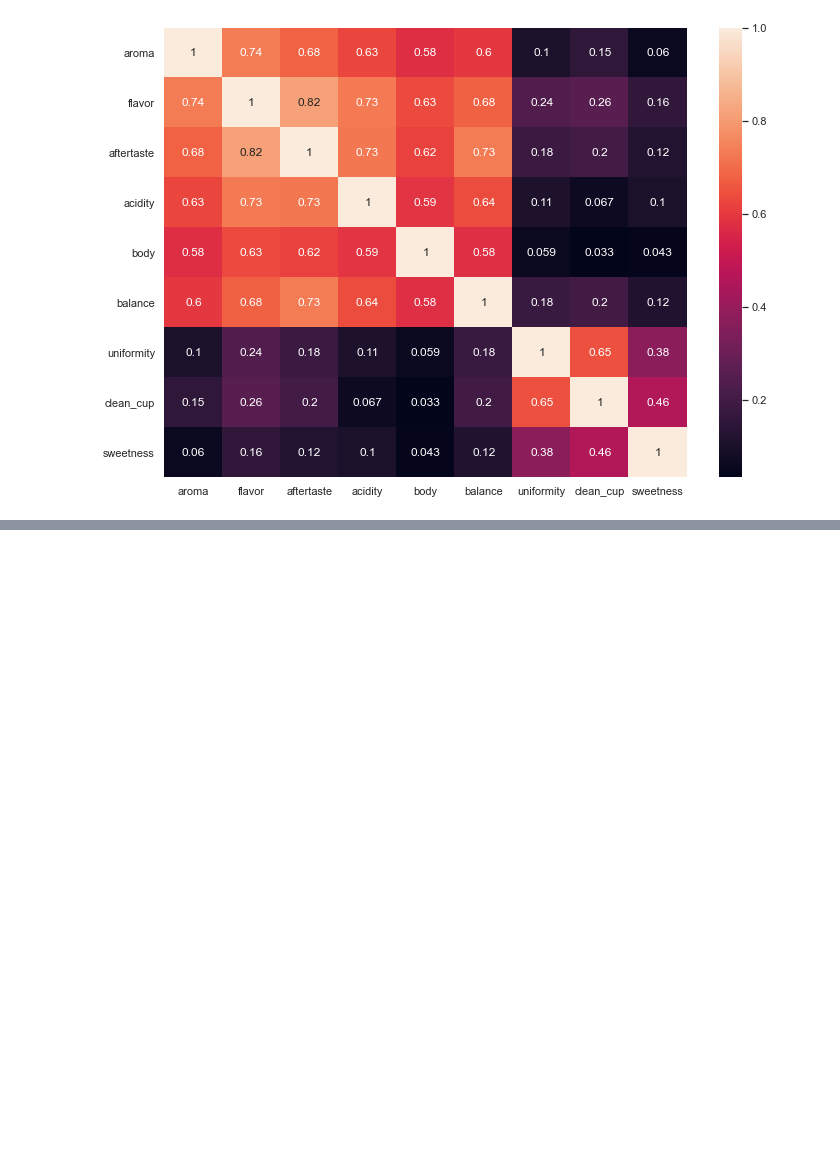
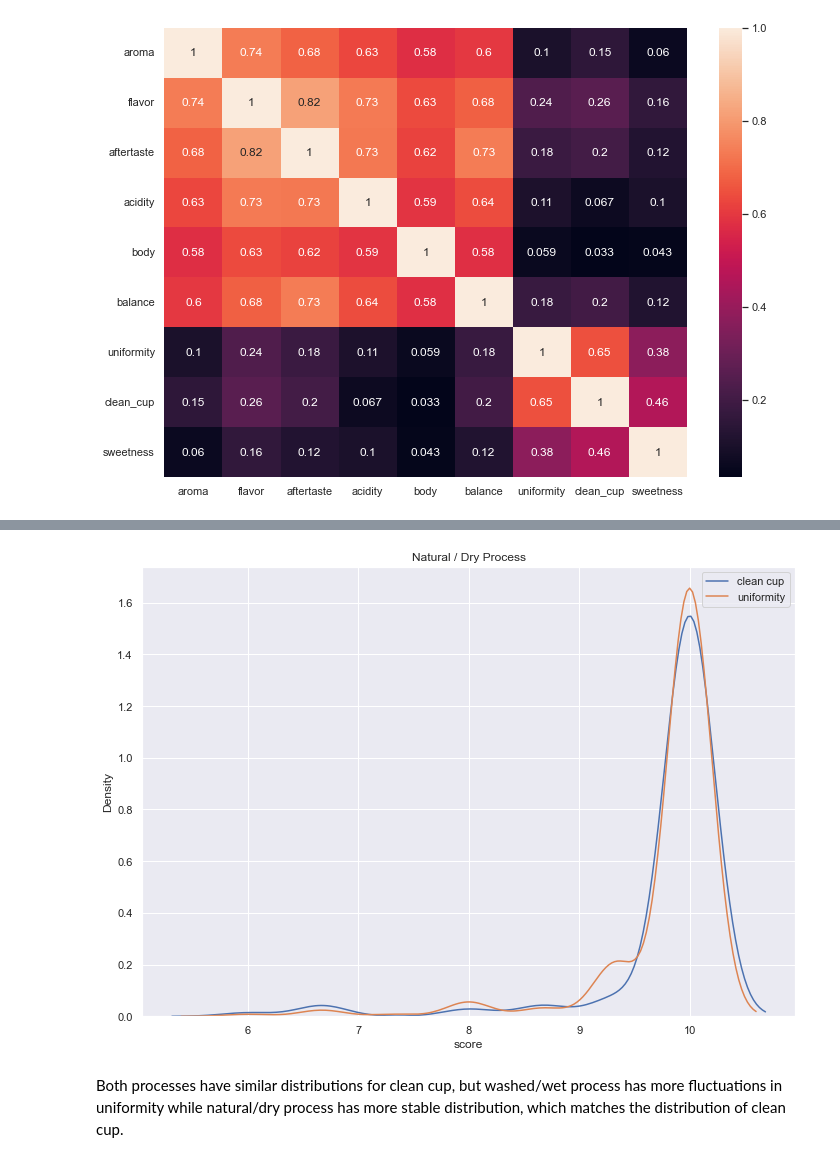
Before and after one commit to michi-mochi/coffee_lover, a Jupyter notebook: coffee_quality_eda_notebook.ipynb, the cells around one changed output, grey strips where cells are left out. Drawn from its saved outputs; the diff is of its cells as text; code cells hidden in the pictures; blank space fills up the shorter version.

```diff
--- a/coffee_quality_eda_notebook.ipynb
+++ b/coffee_quality_eda_notebook.ipynb
@@ -323,0 +302,11 @@ For Colombian beans, there are weaker correlations among characteristics.
+# %%
+sns.kdeplot(df[df['processing_method']=='Natural / Dry']['clean_cup'], label='clean cup')
+sns.kdeplot(df[df['processing_method']=='Natural / Dry']['uniformity'], label='uniformity')
+plt.title('Natural / Dry Process')
+plt.xlabel('score')
+plt.legend()
+plt.show()
+# %% [output]
+[figure, added]
+# %% [markdown]
+Both processes have similar distributions for clean cup, but washed/wet process has more fluctuations in uniformity while natural/dry process has more stable distribution, which matches the distribution of clean cup.
```
Also changed, not shown: parts of 16 cells of this notebook, 1 other file.
